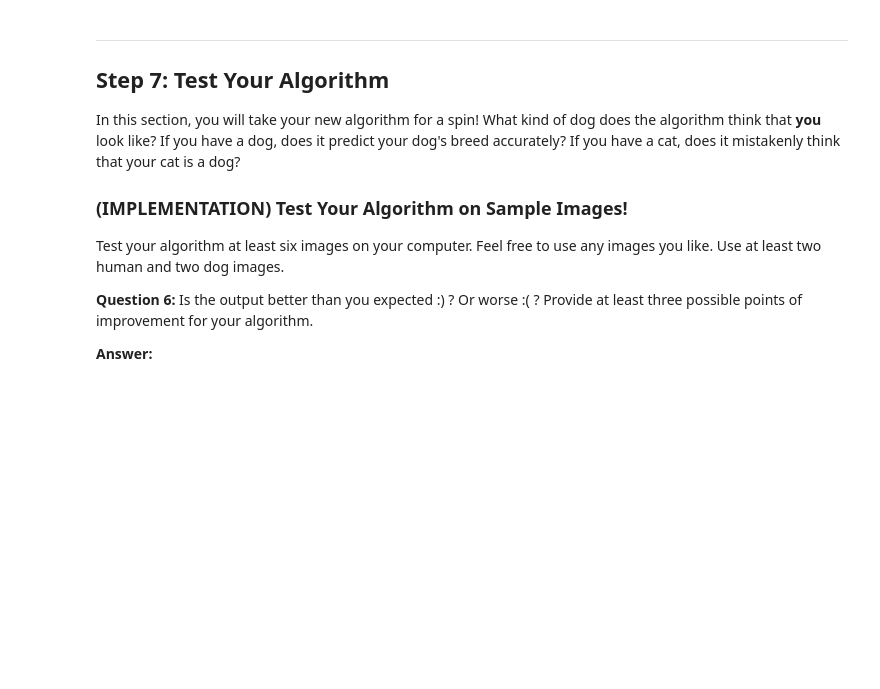
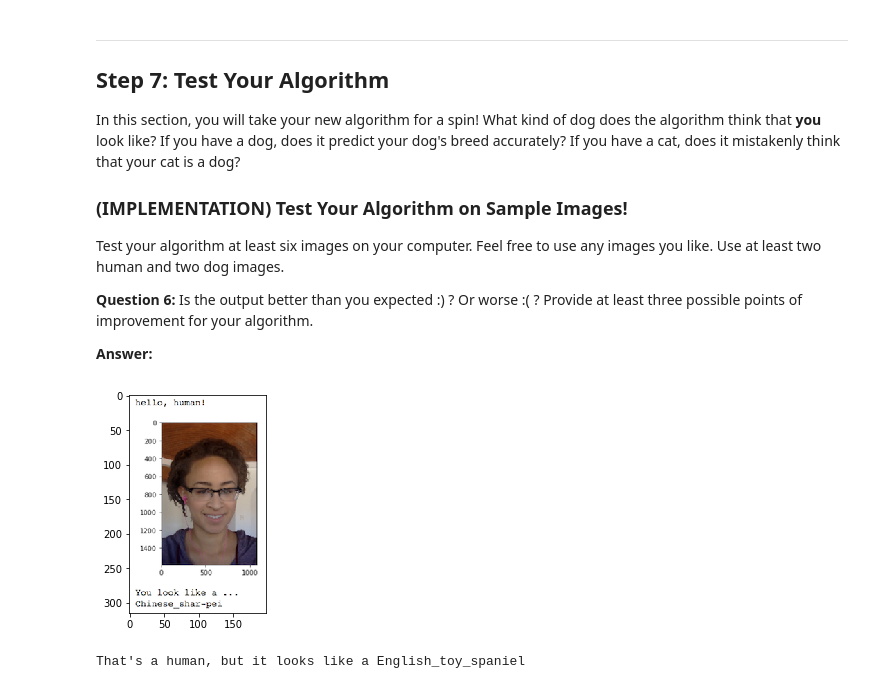
Before and after one commit to mnarasimhan02/MachineLearning, a Jupyter notebook: dog-project/dog_app.ipynb, the cells around one changed output. Drawn from its saved outputs; the diff is of its cells as text; code cells hidden in the pictures; blank space fills up the shorter version.

```diff
--- a/dog-project/dog_app.ipynb
+++ b/dog-project/dog_app.ipynb
@@ -727,6 +759,11 @@ __Question 6:__ Is the output better than you expected :) ?  Or worse :( ?  Prov
 
 __Answer:__
 # %%
-## TODO: Execute your algorithm from Step 6 on
+## DONE: Execute your algorithm from Step 6 on
 ## at least 6 images on your computer.
 ## Feel free to use as many code cells as needed.
+
+breed_detector('images/sample_human_output.png')
+# %% [output]
+[figure, added]
+That's a human, but it looks like a English_toy_spaniel
```
Also changed, not shown: parts of 8 cells of this notebook.
